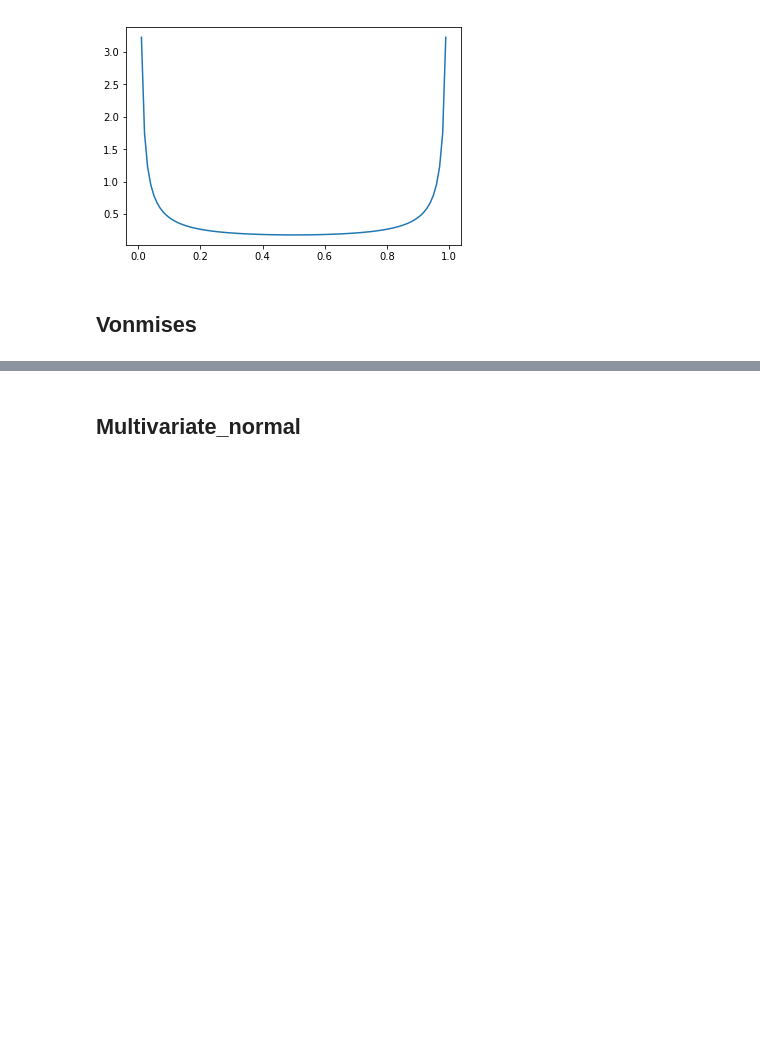
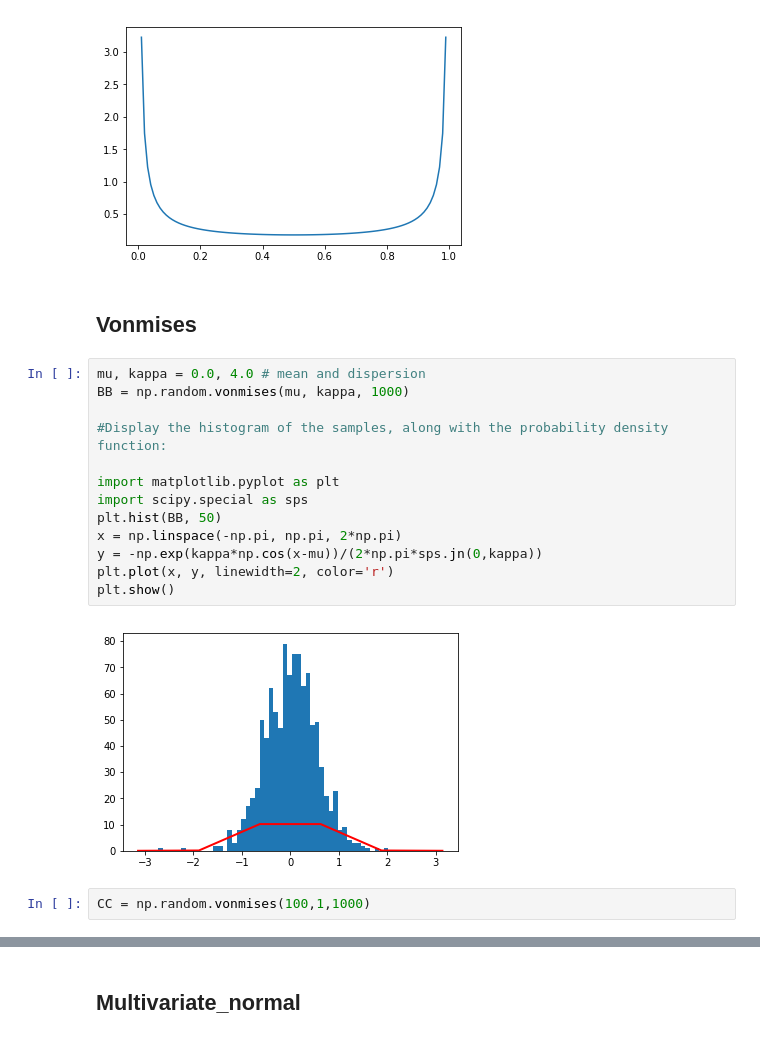
Before and after one commit to healyshane/programming_for_data_analysis-practical_assignment, a Jupyter notebook: Programming for Data Analysis_Assignment.ipynb, the cells around one changed output, grey strips where cells are left out. Cells and saved outputs as stored; diff of their text form; blank space fills up the shorter version.

```diff
--- a/Programming for Data Analysis_Assignment.ipynb
+++ b/Programming for Data Analysis_Assignment.ipynb
@@ -345,3 +313,20 @@ plt.show()
 [figure]
 # %% [markdown]
 ## Vonmises
+# %%
+mu, kappa = 0.0, 4.0 # mean and dispersion
+BB = np.random.vonmises(mu, kappa, 1000)
+
+#Display the histogram of the samples, along with the probability density function:
+
+import matplotlib.pyplot as plt
+import scipy.special as sps
+plt.hist(BB, 50)
+x = np.linspace(-np.pi, np.pi, 2*np.pi)
+y = -np.exp(kappa*np.cos(x-mu))/(2*np.pi*sps.jn(0,kappa))
+plt.plot(x, y, linewidth=2, color='r')
+plt.show()
+# %% [output]
+[figure, added]
+# %%
+CC = np.random.vonmises(100,1,1000)
```
Also changed, not shown: parts of 29 cells of this notebook.
